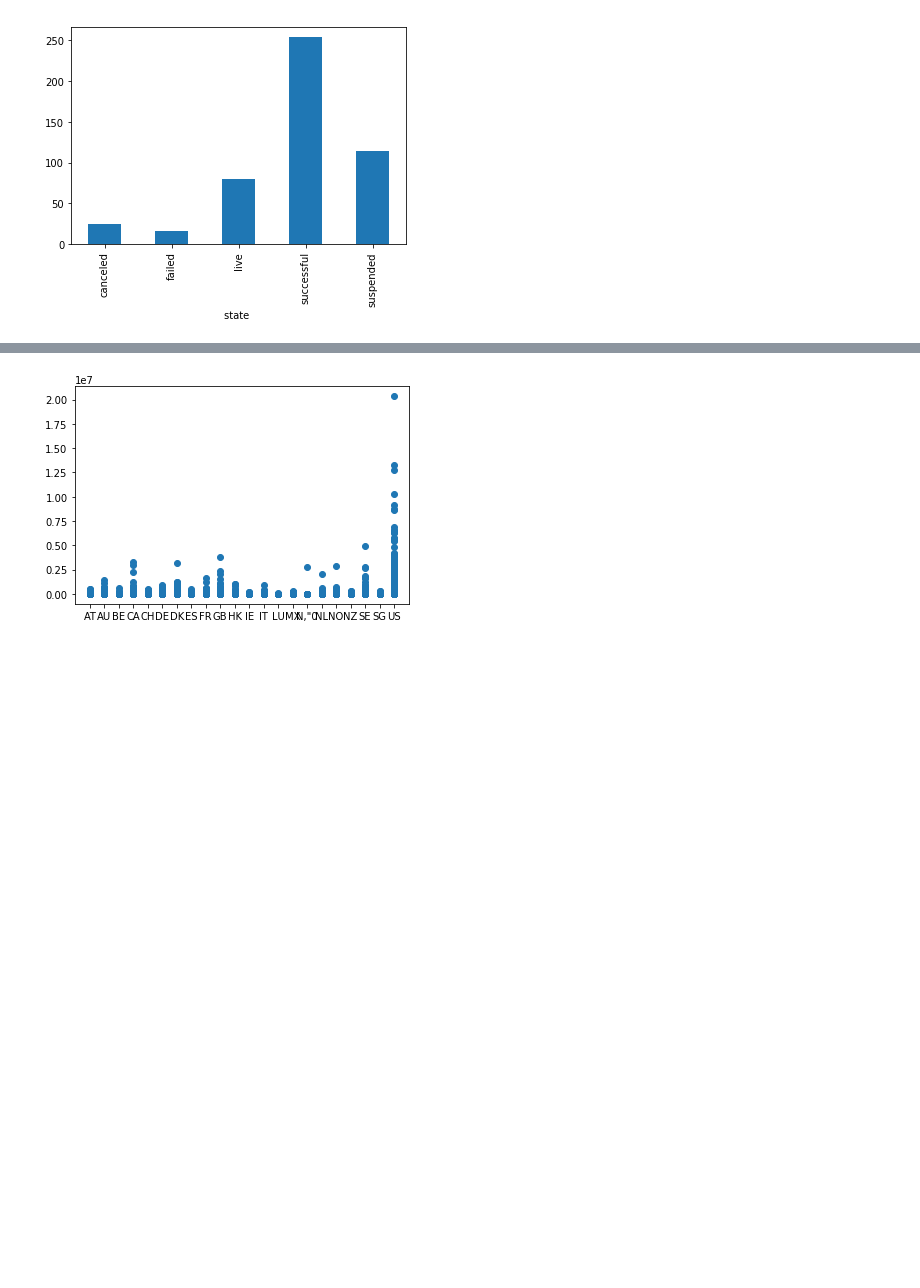
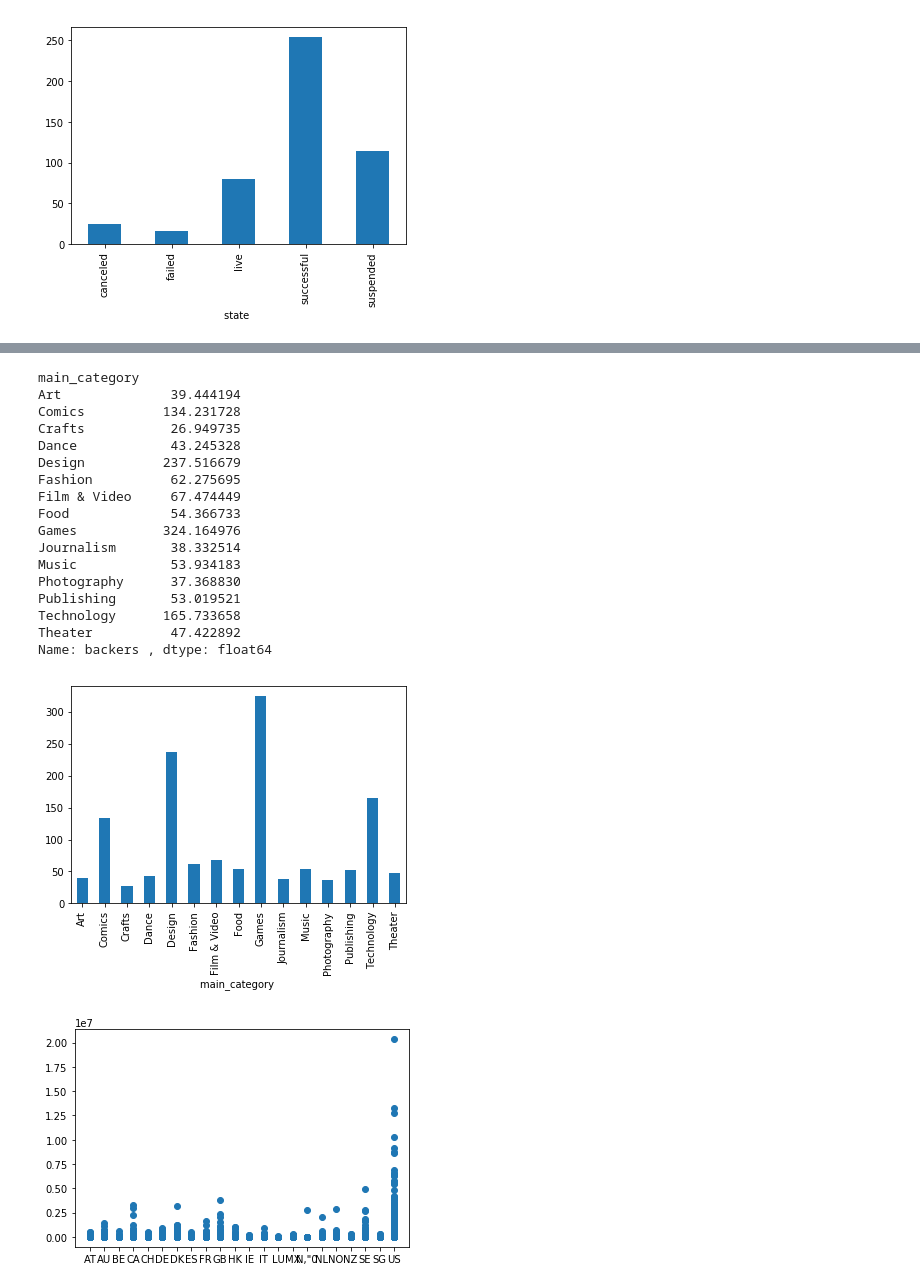
Before and after one commit to BryanCikatz/msds7331_project1, a Jupyter notebook: visualizations_bryan.ipynb, the cells around one changed output, grey strips where cells are left out. Cells and saved outputs as stored; diff of their text form; code cells hidden in the pictures; blank space fills up the shorter version.

```diff
--- a/visualizations_bryan.ipynb
+++ b/visualizations_bryan.ipynb
@@ -250,3 +230,30 @@ Name: backers , dtype: float64
+# %%
+#looking at the relationship between backers and category (the popularity of a category)
+by_category = df.groupby(['main_category ']).mean()
+by_category = by_category['backers ']
+# %%
+plt.figure();
+by_category.plot(kind='bar')
+print(by_category)
+# %% [output]
+main_category
+Art              39.444194
+Comics          134.231728
+Crafts           26.949735
+Dance            43.245328
+Design          237.516679
+Fashion          62.275695
+Film & Video     67.474449
+Food             54.366733
+Games           324.164976
+Journalism       38.332514
+Music            53.934183
+Photography      37.368830
+Publishing       53.019521
+Technology      165.733658
+Theater          47.422892
+Name: backers , dtype: float64
+[figure, added]
 # %%
 #looking at the relationship between pledged and country
 plt.scatter(df['country '], df['pledged '])
```
Also changed, not shown: parts of 12 cells of this notebook.
